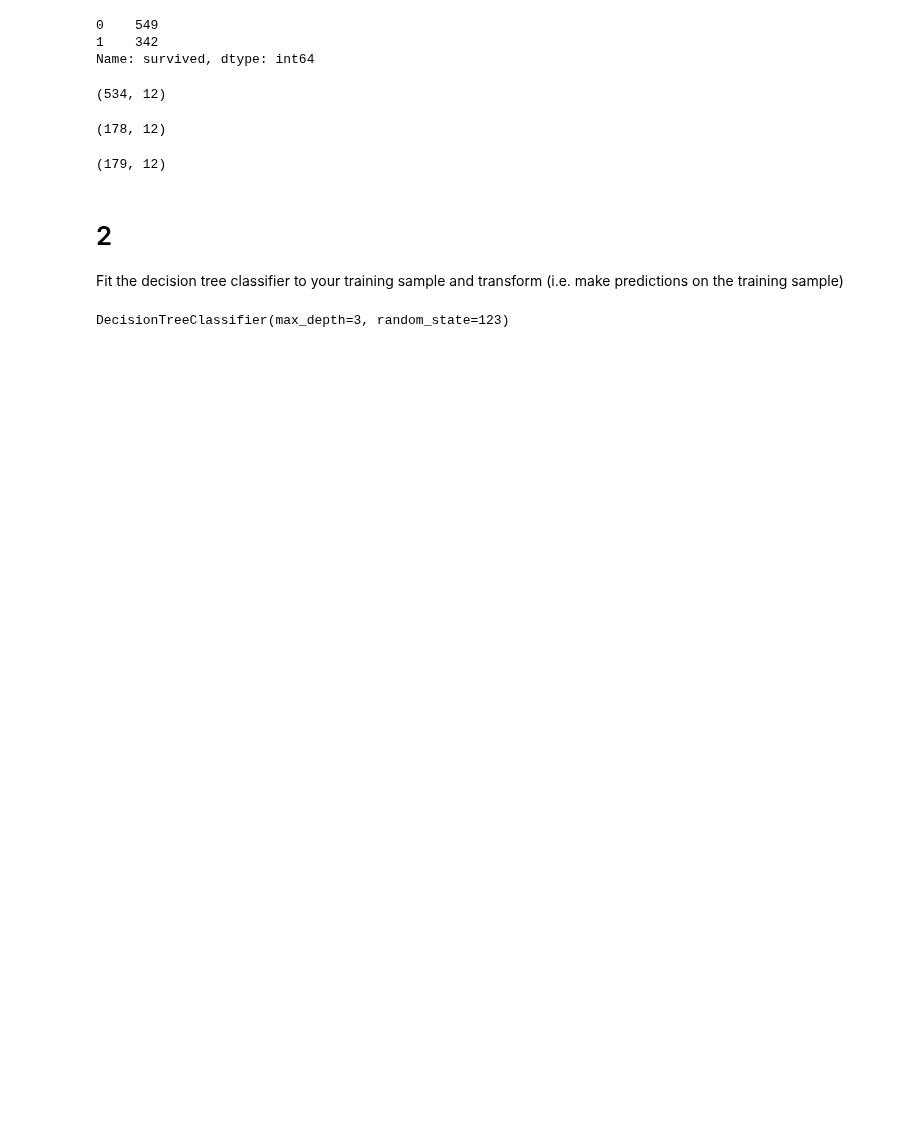
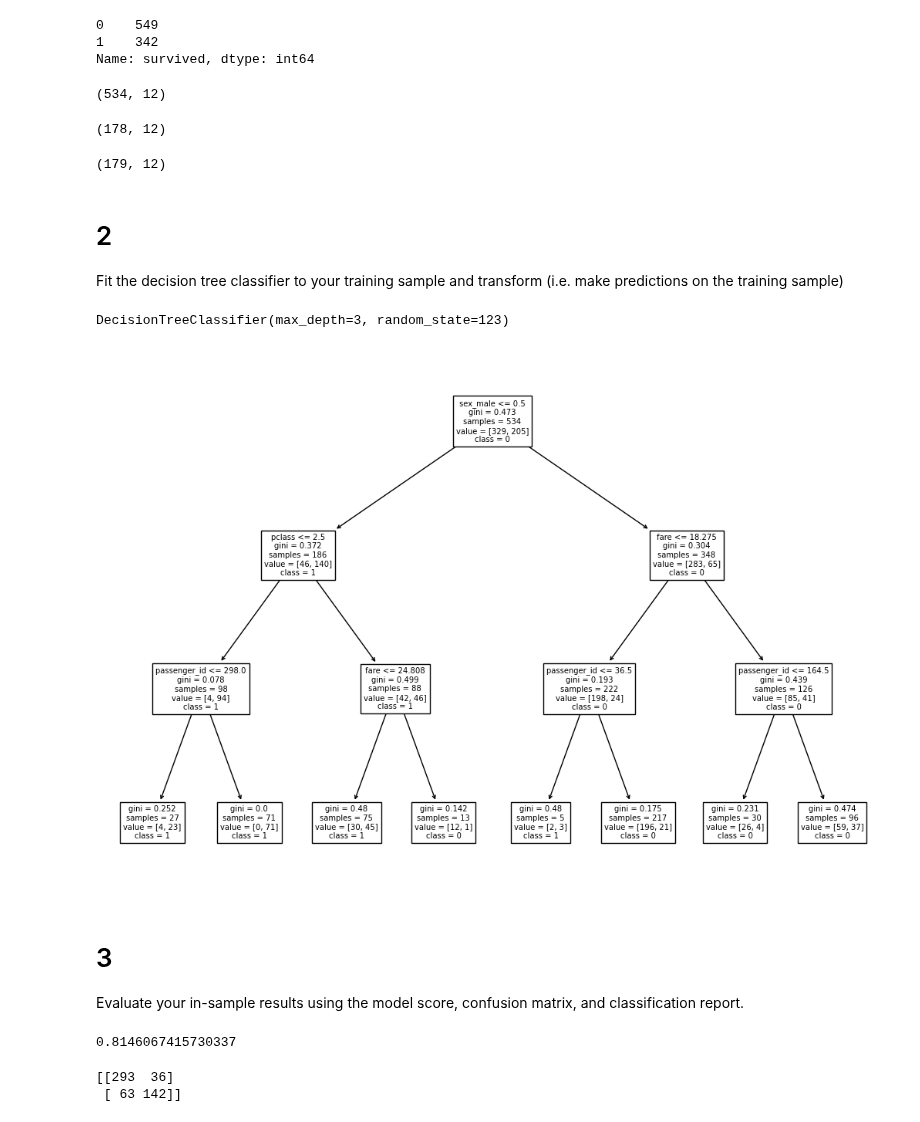
Before and after one commit to JAJCole/classification-exercises, a Jupyter notebook: decision_tree.ipynb, the cells around one changed output. Cells and saved outputs as stored; diff of their text form; code cells hidden in the pictures; blank space fills up the shorter version.

```diff
--- a/decision_tree.ipynb
+++ b/decision_tree.ipynb
@@ -64,0 +68,18 @@ DecisionTreeClassifier(max_depth=3, random_state=123)
+# %%
+plt.figure(figsize=(13,9))
+plot_tree(tree, feature_names=x_train.columns, class_names=['0','1'])
+plt.show()
+# %% [output]
+[figure, added]
+# %% [markdown]
+# 3
+Evaluate your in-sample results using the model score, confusion matrix, and classification report.
+# %%
+tree.score(x_train, y_train)
+# %% [output]
+0.8146067415730337
+# %%
+print(confusion_matrix(y_train, y_pred))
+# %% [output]
+[[293  36]
+ [ 63 142]]
```
Also changed, not shown: parts of 7 cells of this notebook.
